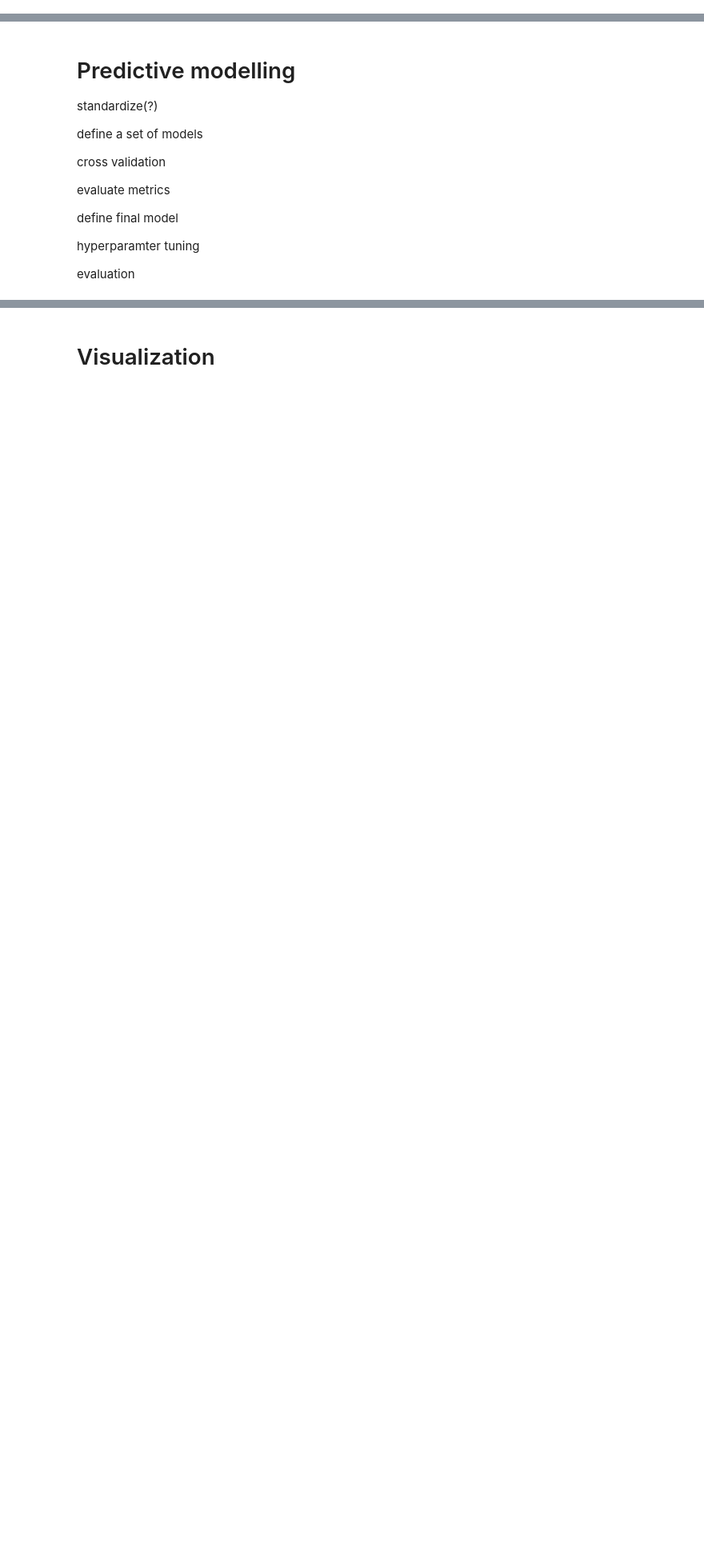
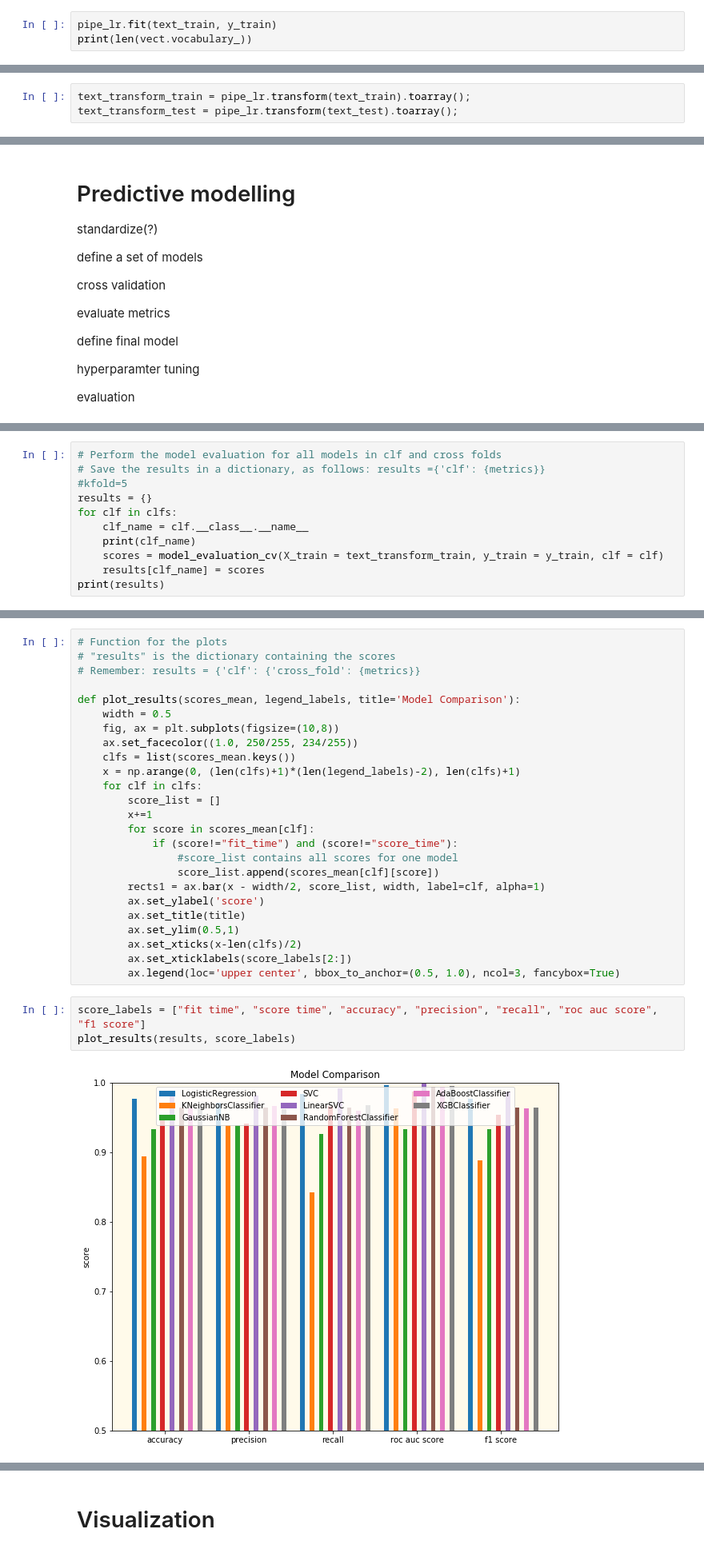
Before and after one commit to froukje/FakeNews_German, a Jupyter notebook: Project_News_Categorization.ipynb, the cells around one changed output, grey strips where cells are left out. Shown at 80% size. Saved outputs shown, nothing was run; the diff lists cells and outputs as text; blank space fills up the shorter version.

```diff
--- a/Project_News_Categorization.ipynb
+++ b/Project_News_Categorization.ipynb
@@ -832,0 +886,3 @@ categorize target variable to numbers
+# %%
+pipe_lr.fit(text_train, y_train)
+print(len(vect.vocabulary_))
@@ -832,0 +891,3 @@ categorize target variable to numbers
+# %%
+text_transform_train = pipe_lr.transform(text_train).toarray();
+text_transform_test = pipe_lr.transform(text_test).toarray();
@@ -848,0 +941,11 @@ evaluation
+# %%
+# Perform the model evaluation for all models in clf and cross folds
+# Save the results in a dictionary, as follows: results ={'clf': {metrics}}
+#kfold=5
+results = {}
+for clf in clfs:
+    clf_name = clf.__class__.__name__
+    print(clf_name)
+    scores = model_evaluation_cv(X_train = text_transform_train, y_train = y_train, clf = clf)
+    results[clf_name] = scores
+print(results)
@@ -848,0 +962,30 @@ evaluation
+# %%
+# Function for the plots
+# "results" is the dictionary containing the scores
+# Remember: results = {'clf': {'cross_fold': {metrics}}
+
+def plot_results(scores_mean, legend_labels, title='Model Comparison'):
+    width = 0.5
+    fig, ax = plt.subplots(figsize=(10,8))
+    ax.set_facecolor((1.0, 250/255, 234/255))
+    clfs = list(scores_mean.keys())
+    x = np.arange(0, (len(clfs)+1)*(len(legend_labels)-2), len(clfs)+1)
+    for clf in clfs:
+        score_list = []
+        x+=1
+        for score in scores_mean[clf]:
+            if (score!="fit_time") and (score!="score_time"):
+                #score_list contains all scores for one model
+                score_list.append(scores_mean[clf][score])
+        rects1 = ax.bar(x - width/2, score_list, width, label=clf, alpha=1)
+        ax.set_ylabel('score')
+        ax.set_title(title)
+        ax.set_ylim(0.5,1)
+        ax.set_xticks(x-len(clfs)/2)
+        ax.set_xticklabels(score_labels[2:])
+        ax.legend(loc='upper center', bbox_to_anchor=(0.5, 1.0), ncol=3, fancybox=True)
+# %%
+score_labels = ["fit time", "score time", "accuracy", "precision", "recall", "roc auc score", "f1 score"]
+plot_results(results, score_labels)
+# %% [output]
+[figure, added]
```
Also changed, not shown: parts of 18 cells of this notebook.
